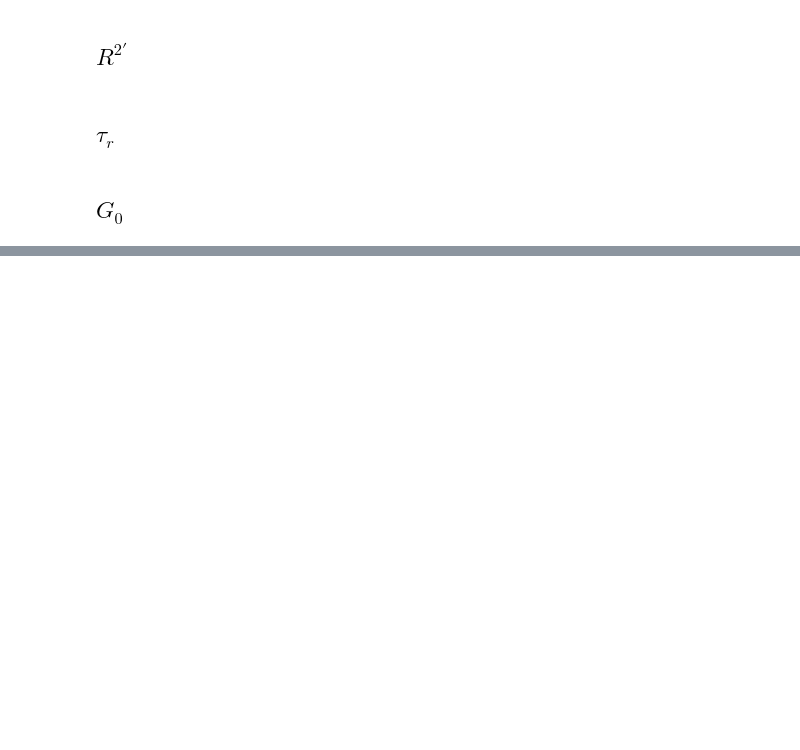
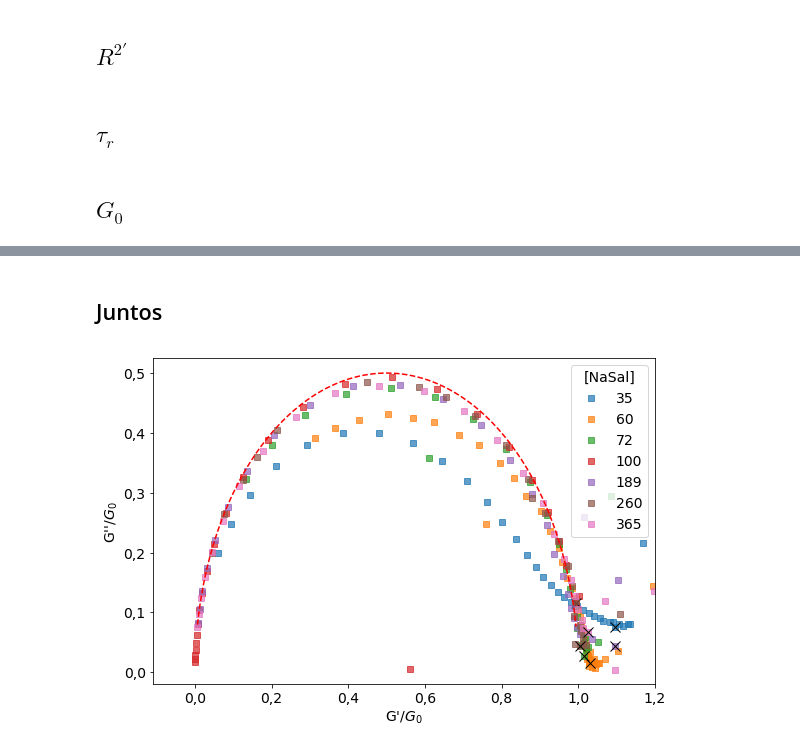
Before and after one commit to KarlClinckspoor/Tese, a Jupyter notebook: imagens/notebooks/dados experimentais/reologia_oscilatórios/água detalhado/Plots e ajustes - Água.ipynb, the cells around one changed output, grey strips where cells are left out. Drawn from its saved outputs; the diff is of its cells as text; code cells hidden in the pictures; blank space fills up the shorter version.

```diff
--- a/imagens/notebooks/dados experimentais/reologia_oscilatórios/água detalhado/Plots e ajustes - Água.ipynb
+++ b/imagens/notebooks/dados experimentais/reologia_oscilatórios/água detalhado/Plots e ajustes - Água.ipynb
@@ -1093,0 +1139,52 @@ tab_g0.to_csv('tabela_g0.csv', sep=';')
+# %% [markdown]
+## Juntos
+# %%
+ajustes = pd.read_csv('ajuste_maxwell.csv', sep=';')
+ajustes.index = ajustes['c']
+ajustes = ajustes.drop(['c'], axis=1)
+
+fig, ax = plt.subplots(1, 1, figsize=(9,6))
+
+for i, file in enumerate(fbons):
+    conc = int(find_conc.search(file).group())
+    g0 = ajustes.loc[conc, 'g0']
+    tr = ajustes.loc[conc, 'tr']
+    final = int(ajustes.loc[conc, 'pto_final'])-1
+
+    df = pd.read_csv(file, encoding='utf8', delimiter=';', decimal=',',
+                     names = ['w', 'G1', 'G2', 'T'], header=1)
+
+
+    ax.plot(df['G1']/g0, df['G2']/g0, marker='s', lw=0, color=f'C{i}', label=f'{conc}', alpha=0.7)
+    ax.plot(df['G1'][final]/g0, df['G2'][final]/g0, marker='x', color='k', markersize=10)
+
+    wmodelo = np.logspace(
+        np.log10(df['w'].min()),
+        np.log10(df['w'].max()),
+        200)
+    g1modelo = maxwell_elast(wmodelo, g0, tr)
+    g2modelo = maxwell_visc(wmodelo, g0, tr)
+
+    #ax.plot(g1modelo/g0, g2modelo/g0, 'r--', label='Modelo')
+
+
+# Plot ideal
+g0 = 50
+tr = 1
+
+wmodelo = np.logspace(
+    np.log10(0.08),
+    np.log10(13),
+    200)
+g1modelo = maxwell_elast(wmodelo, g0, tr)
+g2modelo = maxwell_visc(wmodelo, g0, tr)
+
+#fig, ax = plt.subplots(1, 1, figsize=(9,6))
+ax.plot(g1modelo/g0, g2modelo/g0, 'r--')
+ax.set(xlabel="G'/$G_0$", ylabel="G''/$G_0$")
+#ax.set_title('Cole-Cole', loc='right', fontsize='medium')
+ax.legend(loc='upper right', title='[NaSal]')
+ax.set_xlim(right=1.2)
+fig.savefig(r'../../../../reologia/colecole_agua.pdf')
+# %% [output]
+[figure, added]
```
Also changed, not shown: parts of 11 cells of this notebook, 21 other files.
